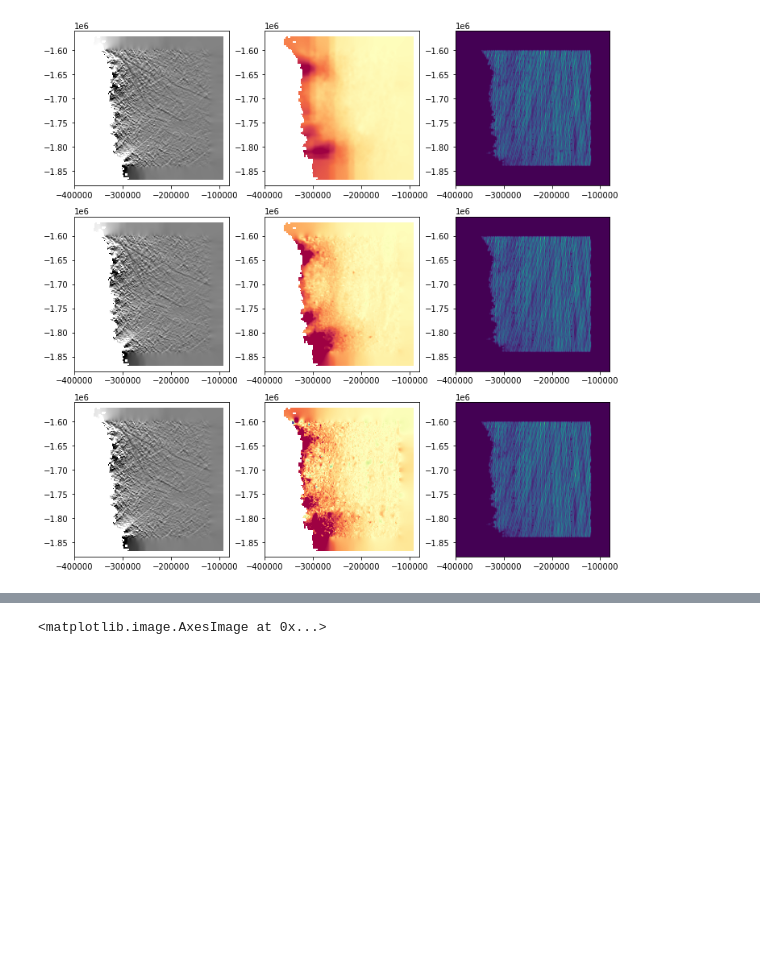
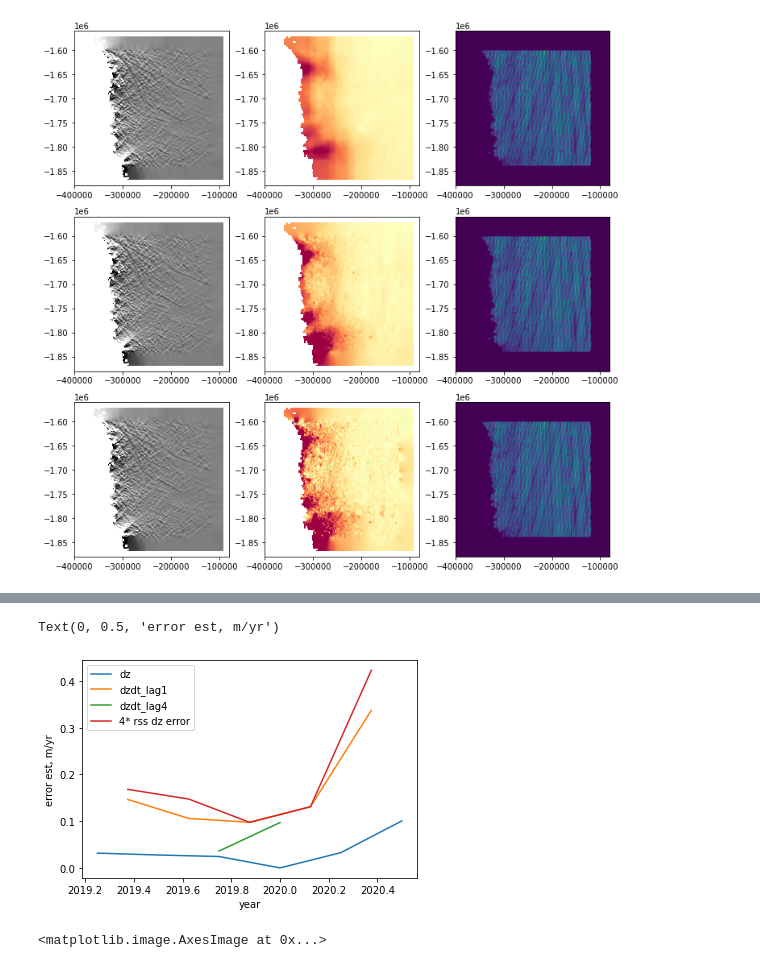
Before and after one commit to SmithB/surfaceChange, a Jupyter notebook: notebooks/view_results.ipynb, the cells around one changed output, grey strips where cells are left out. Cells and saved outputs as stored; diff of their text form; code cells hidden in the pictures; blank space fills up the shorter version.

```diff
--- a/notebooks/view_results.ipynb
+++ b/notebooks/view_results.ipynb
@@ -68,3 +82,19 @@ Text(0.5, 1.0, '$z_0$ (2020)')
+# %%
+#print(maps['base']['dz'].t)
+plt.figure();
+plt.plot(E.t, np.squeeze(E.dz[35, 40, :]), label='dz')
+plt.plot(E.t+0.125, np.squeeze(E.dzdt_lag1[35, 40, :]), label='dzdt_lag1')
+plt.plot(E.t+0.5, np.squeeze(E.dzdt_lag4[35, 40, :]), label='dzdt_lag4')
+z0_error2=np.squeeze(E.dz[35, 40, :])**2
+z0_error2[:-1] += z0_error2[1:]
+z0_error2[-1] = np.NaN
+plt.plot(E.t+0.125, np.sqrt(z0_error2)*4, label='4* rss dz error')
+plt.legend()
+plt.xlabel('year')
+plt.ylabel('error est, m/yr')
+# %% [output]
+Text(0, 0.5, 'error est, m/yr')
+[figure, added]
 # %%
 plt.imshow(E_z0.z0[:,:,0], origin='lower', extent=E_z0.extent, vmin=0, vmax=1)
 # %% [output]
```
Also changed, not shown: parts of 4 cells of this notebook, 2 other files.
